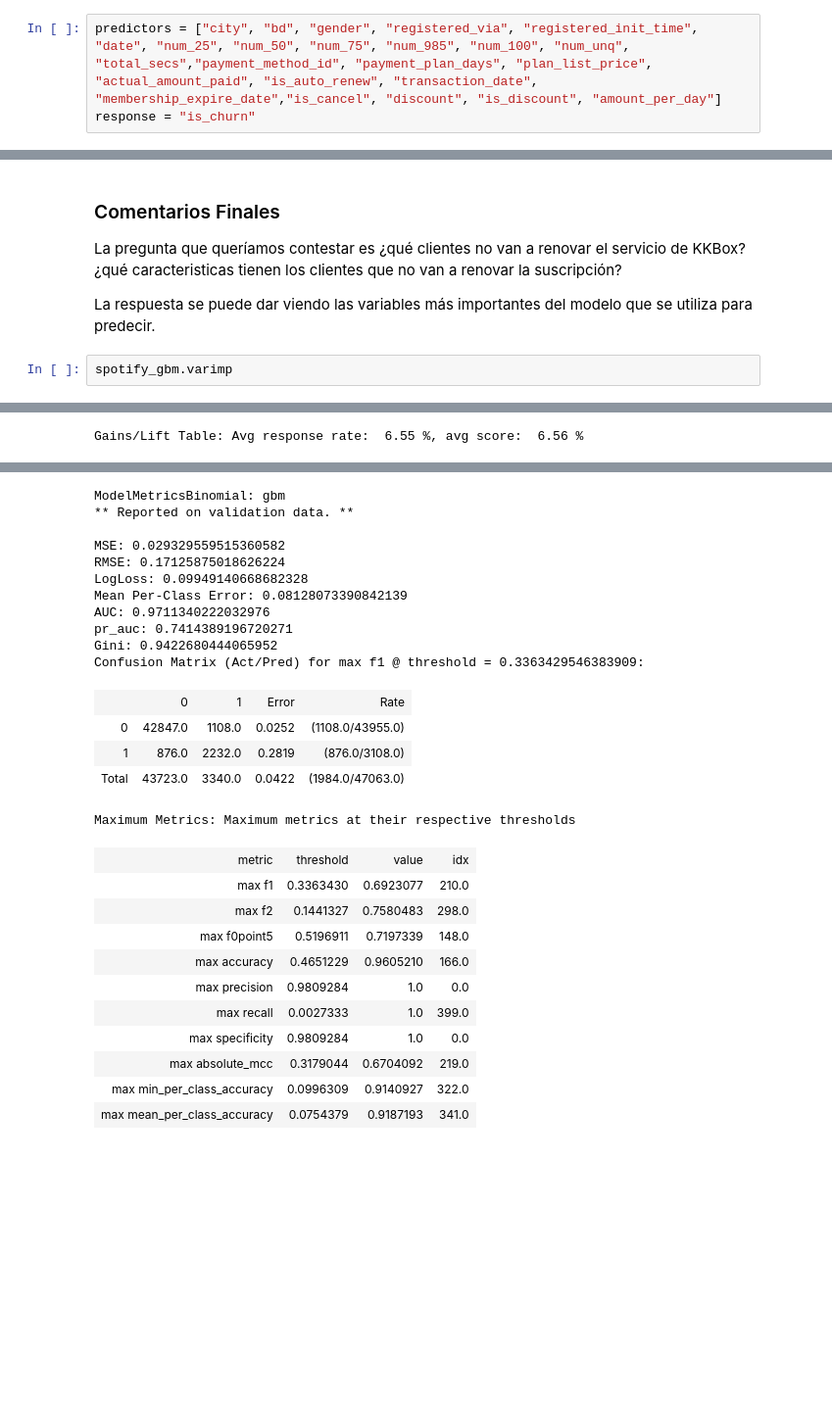
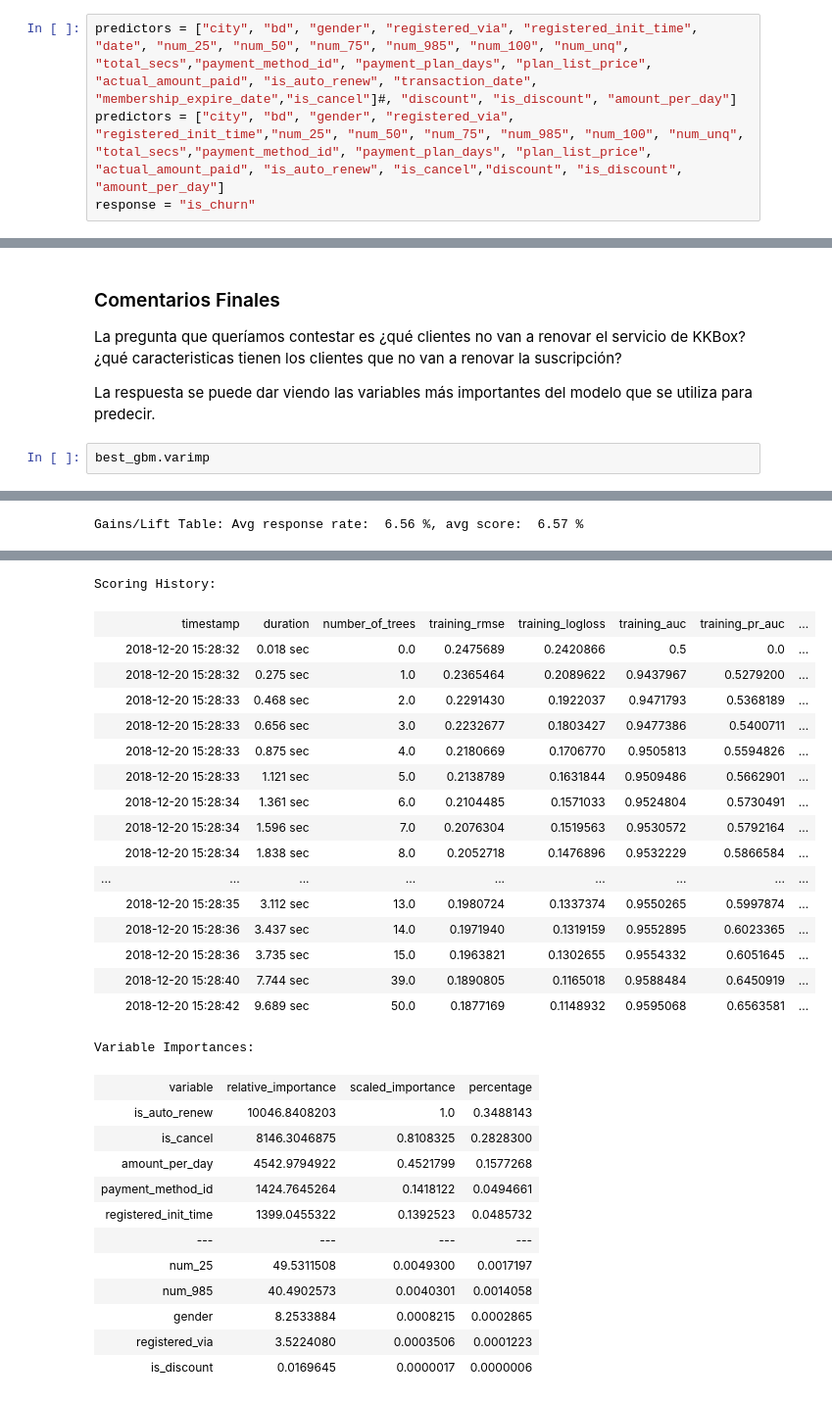
Before and after one commit to alfcar9/kkbox_churn_prediction, a Jupyter notebook: machine_learning_models.ipynb, the cells around one changed output, grey strips where cells are left out. Shown: that part at 98% size. Cells and saved outputs as stored; diff of their text form; blank space fills up the shorter version.

```diff
--- a/machine_learning_models.ipynb
+++ b/machine_learning_models.ipynb
@@ -94,7 +94,8 @@ spotify
 | +2Df04hr61UUJijMM2xR97gtoQWWDJpnJ... | 0 | 6 | 31 | female | 9 | 2008-04-17T00:00:00.000Z | 1.48764e+09 | 1.26667 | 0.466667 | ... |
 | +2eLsQv6T46iKwO+m+r6OFI2X3Oc9dGBM... | 0 | 1 | nan |  | 7 | 2012-12-17T00:00:00.000Z | 1.48719e+09 | 8.93333 | 2.73333 | ... |
 # %%
-predictors = ["city", "bd", "gender", "registered_via", "registered_init_time", "date", "num_25", "num_50", "num_75", "num_985", "num_100", "num_unq", "total_secs","payment_method_id", "payment_plan_days", "plan_list_price", "actual_amount_paid", "is_auto_renew", "transaction_date", "membership_expire_date","is_cancel", "discount", "is_discount", "amount_per_day"]
+predictors = ["city", "bd", "gender", "registered_via", "registered_init_time", "date", "num_25", "num_50", "num_75", "num_985", "num_100", "num_unq", "total_secs","payment_method_id", "payment_plan_days", "plan_list_price", "actual_amount_paid", "is_auto_renew", "transaction_date", "membership_expire_date","is_cancel"]#, "discount", "is_discount", "amount_per_day"]
+predictors = ["city", "bd", "gender", "registered_via", "registered_init_time","num_25", "num_50", "num_75", "num_985", "num_100", "num_unq", "total_secs","payment_method_id", "payment_plan_days", "plan_list_price", "actual_amount_paid", "is_auto_renew", "is_cancel","discount", "is_discount", "amount_per_day"]
 response = "is_churn"
 # %% [markdown]
 Hacemos la separación para el conjunto de entrenamiento y validación, 80% y 20% respectivamente.
@@ -462,7 +484,7 @@ La pregunta que queríamos contestar es ¿qué clientes no van a renovar el serv
 
 La respuesta se puede dar viendo las variables más importantes del modelo que se utiliza para predecir.
 # %%
-spotify_gbm.varimp
+best_gbm.varimp
 # %% [output]
 Model Details
 =============
@@ -500,2 +522,2 @@ Maximum Metrics: Maximum metrics at their respective thresholds
-Gains/Lift Table: Avg response rate:  6.55 %, avg score:  6.56 %
+Gains/Lift Table: Avg response rate:  6.56 %, avg score:  6.57 %
 |  | group | cumulative_data_fraction | lower_threshold | lift | cumulative_lift | response_rate | score | ... |
@@ -518,27 +539,30 @@ Gains/Lift Table: Avg response rate:  6.55 %, avg score:  6.56 %
-ModelMetricsBinomial: gbm
-** Reported on validation data. **
-
-MSE: 0.029329559515360582
-RMSE: 0.17125875018626224
-LogLoss: 0.09949140668682328
-Mean Per-Class Error: 0.08128073390842139
-AUC: 0.9711340222032976
-pr_auc: 0.7414389196720271
-Gini: 0.9422680444065952
-Confusion Matrix (Act/Pred) for max f1 @ threshold = 0.3363429546383909:
+Scoring History:
-|  | 0 | 1 | Error | Rate |
-| 0 | 42847.0 | 1108.0 | 0.0252 | (1108.0/43955.0) |
-| 1 | 876.0 | 2232.0 | 0.2819 | (876.0/3108.0) |
-| Total | 43723.0 | 3340.0 | 0.0422 | (1984.0/47063.0) |
+|  | timestamp | duration | number_of_trees | training_rmse | training_logloss | training_auc | training_pr_auc | ... |
+|  | 2018-12-20 15:28:32 | 0.018 sec | 0.0 | 0.2475689 | 0.2420866 | 0.5 | 0.0 | ... |
+|  | 2018-12-20 15:28:32 | 0.275 sec | 1.0 | 0.2365464 | 0.2089622 | 0.9437967 | 0.5279200 | ... |
+|  | 2018-12-20 15:28:33 | 0.468 sec | 2.0 | 0.2291430 | 0.1922037 | 0.9471793 | 0.5368189 | ... |
+|  | 2018-12-20 15:28:33 | 0.656 sec | 3.0 | 0.2232677 | 0.1803427 | 0.9477386 | 0.5400711 | ... |
+|  | 2018-12-20 15:28:33 | 0.875 sec | 4.0 | 0.2180669 | 0.1706770 | 0.9505813 | 0.5594826 | ... |
+|  | 2018-12-20 15:28:33 | 1.121 sec | 5.0 | 0.2138789 | 0.1631844 | 0.9509486 | 0.5662901 | ... |
+|  | 2018-12-20 15:28:34 | 1.361 sec | 6.0 | 0.2104485 | 0.1571033 | 0.9524804 | 0.5730491 | ... |
+|  | 2018-12-20 15:28:34 | 1.596 sec | 7.0 | 0.2076304 | 0.1519563 | 0.9530572 | 0.5792164 | ... |
+|  | 2018-12-20 15:28:34 | 1.838 sec | 8.0 | 0.2052718 | 0.1476896 | 0.9532229 | 0.5866584 | ... |
+| ... | ... | ... | ... | ... | ... | ... | ... | ... |
+|  | 2018-12-20 15:28:35 | 3.112 sec | 13.0 | 0.1980724 | 0.1337374 | 0.9550265 | 0.5997874 | ... |
+|  | 2018-12-20 15:28:36 | 3.437 sec | 14.0 | 0.1971940 | 0.1319159 | 0.9552895 | 0.6023365 | ... |
+|  | 2018-12-20 15:28:36 | 3.735 sec | 15.0 | 0.1963821 | 0.1302655 | 0.9554332 | 0.6051645 | ... |
+|  | 2018-12-20 15:28:40 | 7.744 sec | 39.0 | 0.1890805 | 0.1165018 | 0.9588484 | 0.6450919 | ... |
+|  | 2018-12-20 15:28:42 | 9.689 sec | 50.0 | 0.1877169 | 0.1148932 | 0.9595068 | 0.6563581 | ... |
-Maximum Metrics: Maximum metrics at their respective thresholds
+Variable Importances:
-| metric | threshold | value | idx |
-| max f1 | 0.3363430 | 0.6923077 | 210.0 |
-| max f2 | 0.1441327 | 0.7580483 | 298.0 |
-| max f0point5 | 0.5196911 | 0.7197339 | 148.0 |
-| max accuracy | 0.4651229 | 0.9605210 | 166.0 |
-| max precision | 0.9809284 | 1.0 | 0.0 |
-| max recall | 0.0027333 | 1.0 | 399.0 |
-| max specificity | 0.9809284 | 1.0 | 0.0 |
-| max absolute_mcc | 0.3179044 | 0.6704092 | 219.0 |
-| max min_per_class_accuracy | 0.0996309 | 0.9140927 | 322.0 |
-| max mean_per_class_accuracy | 0.0754379 | 0.9187193 | 341.0 |
+| variable | relative_importance | scaled_importance | percentage |
+| is_auto_renew | 10046.8408203 | 1.0 | 0.3488143 |
+| is_cancel | 8146.3046875 | 0.8108325 | 0.2828300 |
+| amount_per_day | 4542.9794922 | 0.4521799 | 0.1577268 |
+| payment_method_id | 1424.7645264 | 0.1418122 | 0.0494661 |
+| registered_init_time | 1399.0455322 | 0.1392523 | 0.0485732 |
+| --- | --- | --- | --- |
+| num_25 | 49.5311508 | 0.0049300 | 0.0017197 |
+| num_985 | 40.4902573 | 0.0040301 | 0.0014058 |
+| gender | 8.2533884 | 0.0008215 | 0.0002865 |
+| registered_via | 3.5224080 | 0.0003506 | 0.0001223 |
+| is_discount | 0.0169645 | 0.0000017 | 0.0000006 |
```
Also changed, not shown: parts of 21 cells of this notebook.
